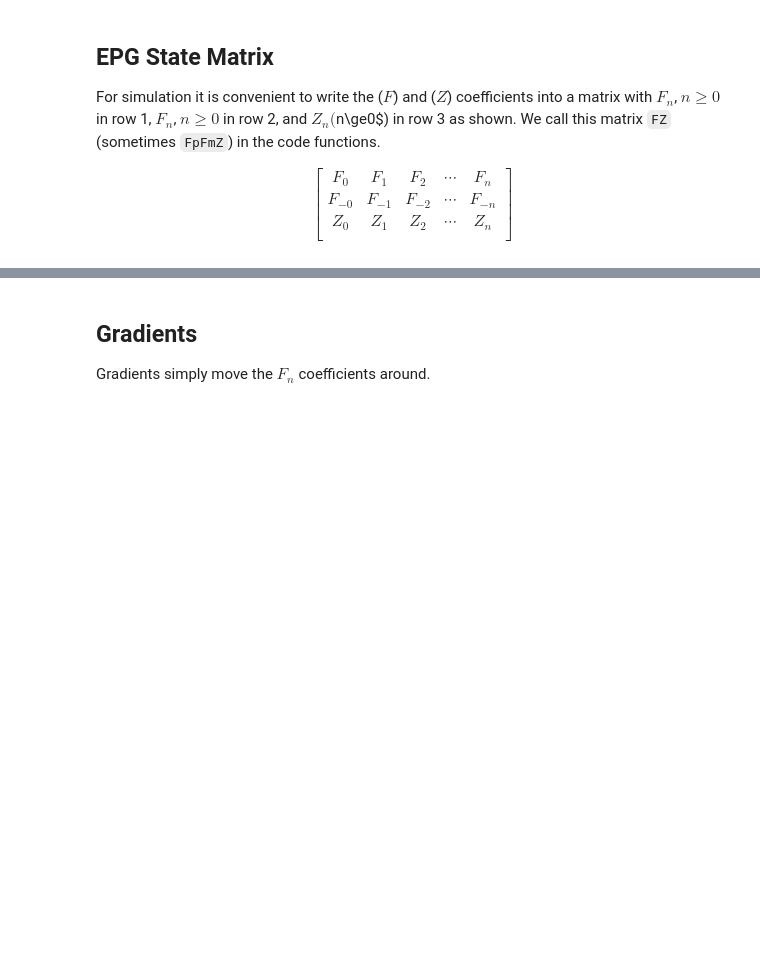
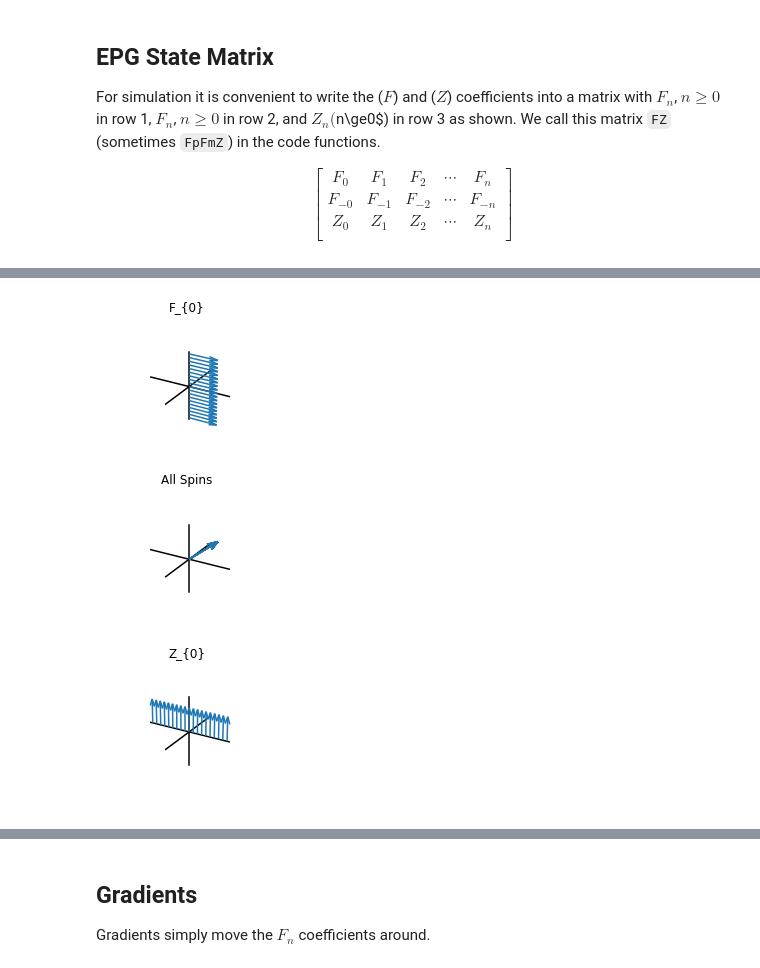
Before and after one commit to mribri999/MRSignalsSeqs, a Jupyter notebook: Python/Rad 229 - Extended Phase Graphs (EPGs) Tutorial.ipynb, the cells around one changed output, grey strips where cells are left out. Saved outputs shown, nothing was run; the diff lists cells and outputs as text; code cells hidden in the pictures; blank space fills up the shorter version.

Commit message:
Added some EPG demo/exercises and cleaned up code a bit. -Removed 3D axis scales (cumbersome)

```diff
--- a/Python/Rad 229 - Extended Phase Graphs (EPGs) Tutorial.ipynb
+++ b/Python/Rad 229 - Extended Phase Graphs (EPGs) Tutorial.ipynb
@@ -75,0 +61,11 @@ Rotating m_y around m_y does nothing:
+# %%
+# RF Example 1
+# alpha_phi Excitation
+FZ = np.array([[0],[0],[1]])    # Equilibrium magnetization, along m_z
+FZ = mrs.epg_rf(FZ,alpha=45,phi=90)             # 90 rotation along m_y
+mrs.epg_show(FZ)
+# -- Exercise --
+# Try changing the flip angle (alpha) and phase (phi) here.
+# Note the real/imaginary parts of F_0 when you do this!
+# %% [output]
+[figure, added]
```
Also changed, not shown: parts of 12 cells of this notebook, 1 other file.
